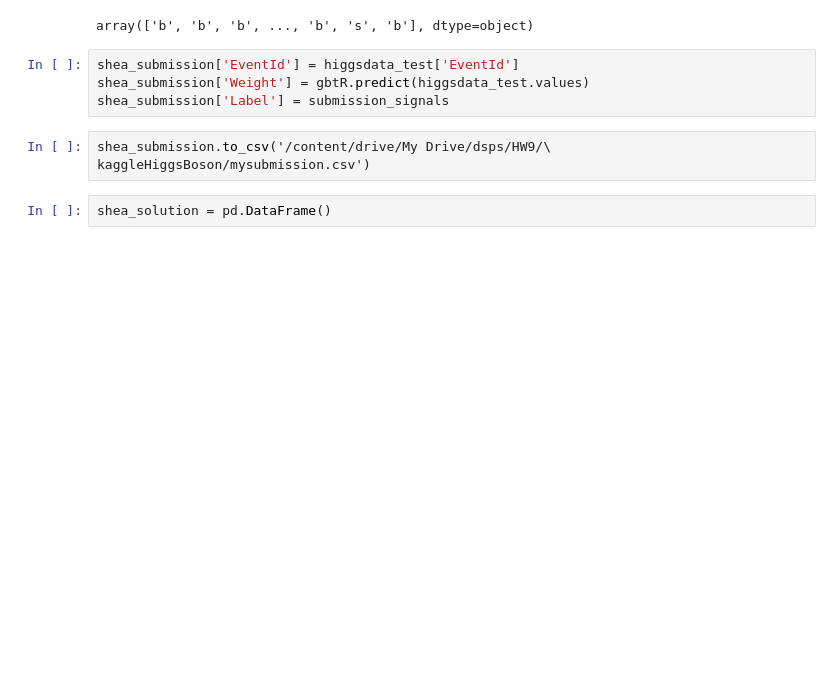
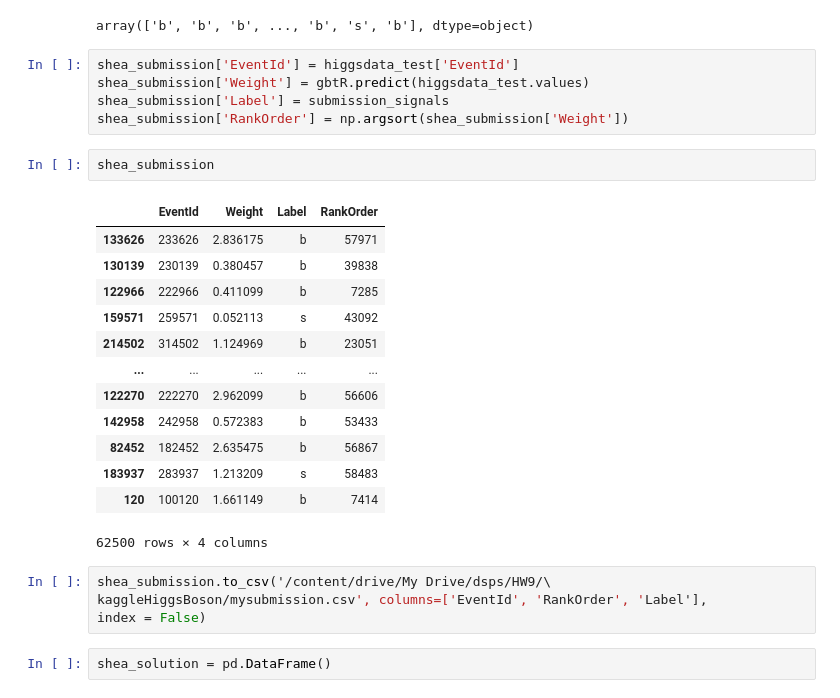
Before and after one commit to sheamusfitz/DSPS_jFitzgerald, a Jupyter notebook: HW9/HW9.ipynb, the cells around one changed output. Drawn from its saved outputs; the diff is of its cells as text; blank space fills up the shorter version.

```diff
--- a/HW9/HW9.ipynb
+++ b/HW9/HW9.ipynb
@@ -507,9 +507,27 @@ array(['b', 'b', 'b', ..., 'b', 's', 'b'], dtype=object)
 shea_submission['EventId'] = higgsdata_test['EventId']
 shea_submission['Weight'] = gbtR.predict(higgsdata_test.values)
 shea_submission['Label'] = submission_signals
+shea_submission['RankOrder'] = np.argsort(shea_submission['Weight'])
+# %%
+shea_submission
+# %% [output]
+|  | EventId | Weight | Label | RankOrder |
+| 133626 | 233626 | 2.836175 | b | 57971 |
+| 130139 | 230139 | 0.380457 | b | 39838 |
+| 122966 | 222966 | 0.411099 | b | 7285 |
+| 159571 | 259571 | 0.052113 | s | 43092 |
+| 214502 | 314502 | 1.124969 | b | 23051 |
+| ... | ... | ... | ... | ... |
+| 122270 | 222270 | 2.962099 | b | 56606 |
+| 142958 | 242958 | 0.572383 | b | 53433 |
+| 82452 | 182452 | 2.635475 | b | 56867 |
+| 183937 | 283937 | 1.213209 | s | 58483 |
+| 120 | 100120 | 1.661149 | b | 7414 |
+62500 rows × 4 columns
 # %%
 shea_submission.to_csv('/content/drive/My Drive/dsps/HW9/\
-kaggleHiggsBoson/mysubmission.csv')
+kaggleHiggsBoson/mysubmission.csv', columns=['EventId', 'RankOrder', 'Label'],
+index = False)
 # %%
 shea_solution = pd.DataFrame()
 # %%
```
Also changed, not shown: parts of 14 cells of this notebook.
